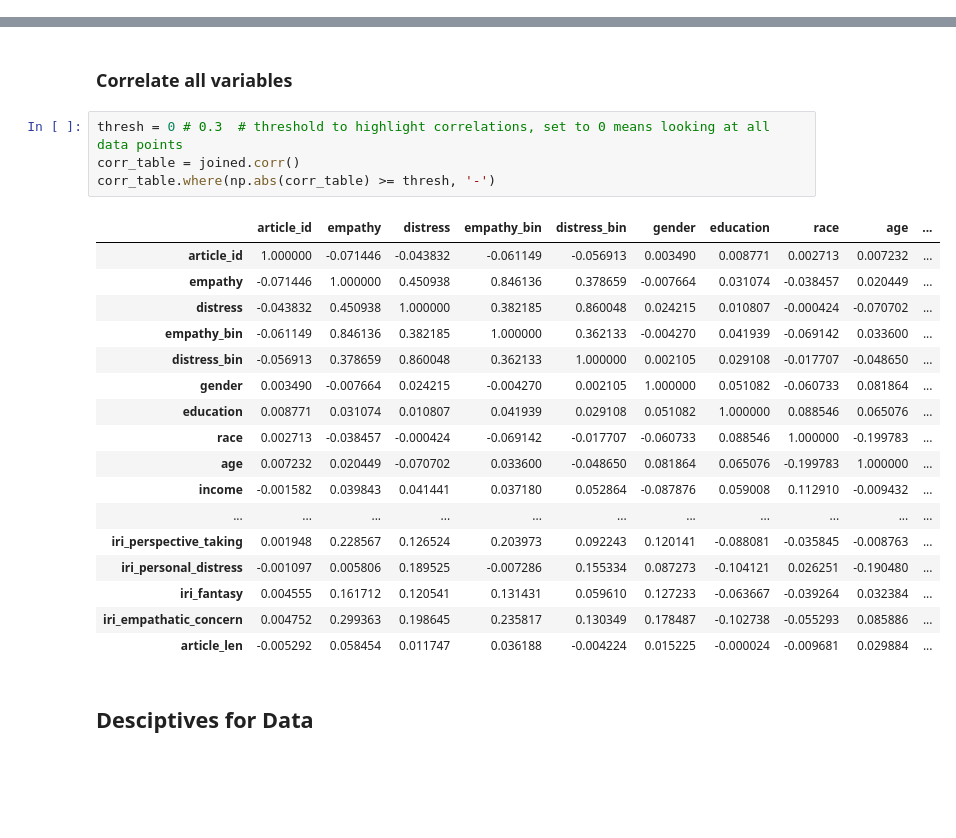
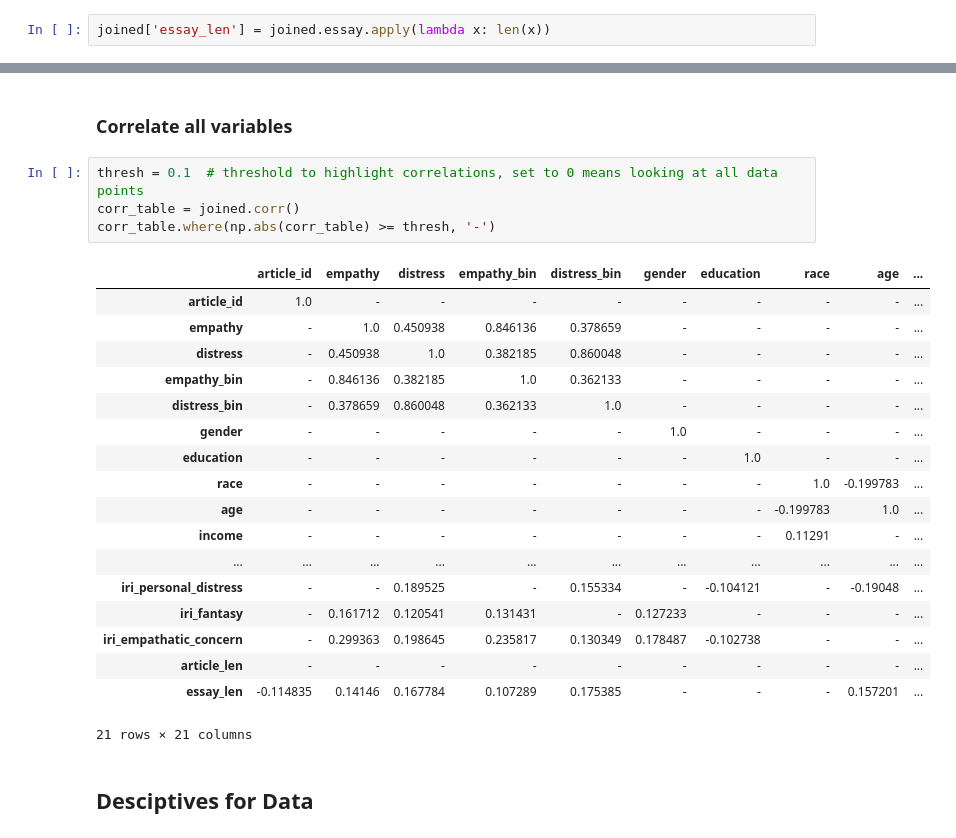
Before and after one commit to myrazma/2022_Masterthesis_Code, a Jupyter notebook: analysis/descriptive_analysis.ipynb, the cells around one changed output, grey strips where cells are left out. Saved outputs shown, nothing was run; the diff lists cells and outputs as text; blank space fills up the shorter version.

```diff
--- a/analysis/descriptive_analysis.ipynb
+++ b/analysis/descriptive_analysis.ipynb
@@ -68,0 +74,2 @@ print('\n article_len and distress_bin \n r: {:.4f} \n p: {:.4f}'.format(r, p))
+# %%
+joined['essay_len'] = joined.essay.apply(lambda x: len(x))
@@ -69,27 +116,28 @@ print('\n article_len and distress_bin \n r: {:.4f} \n p: {:.4f}'.format(r, p))
 # %% [markdown]
 ### Correlate all variables
 # %%
-thresh = 0 # 0.3  # threshold to highlight correlations, set to 0 means looking at all data points
+thresh = 0.1  # threshold to highlight correlations, set to 0 means looking at all data points
 corr_table = joined.corr()
 corr_table.where(np.abs(corr_table) >= thresh, '-')
 # %% [output]
 |  | article_id | empathy | distress | empathy_bin | distress_bin | gender | education | race | age | ... |
-| article_id | 1.000000 | -0.071446 | -0.043832 | -0.061149 | -0.056913 | 0.003490 | 0.008771 | 0.002713 | 0.007232 | ... |
-| empathy | -0.071446 | 1.000000 | 0.450938 | 0.846136 | 0.378659 | -0.007664 | 0.031074 | -0.038457 | 0.020449 | ... |
-| distress | -0.043832 | 0.450938 | 1.000000 | 0.382185 | 0.860048 | 0.024215 | 0.010807 | -0.000424 | -0.070702 | ... |
-| empathy_bin | -0.061149 | 0.846136 | 0.382185 | 1.000000 | 0.362133 | -0.004270 | 0.041939 | -0.069142 | 0.033600 | ... |
-| distress_bin | -0.056913 | 0.378659 | 0.860048 | 0.362133 | 1.000000 | 0.002105 | 0.029108 | -0.017707 | -0.048650 | ... |
-| gender | 0.003490 | -0.007664 | 0.024215 | -0.004270 | 0.002105 | 1.000000 | 0.051082 | -0.060733 | 0.081864 | ... |
-| education | 0.008771 | 0.031074 | 0.010807 | 0.041939 | 0.029108 | 0.051082 | 1.000000 | 0.088546 | 0.065076 | ... |
-| race | 0.002713 | -0.038457 | -0.000424 | -0.069142 | -0.017707 | -0.060733 | 0.088546 | 1.000000 | -0.199783 | ... |
-| age | 0.007232 | 0.020449 | -0.070702 | 0.033600 | -0.048650 | 0.081864 | 0.065076 | -0.199783 | 1.000000 | ... |
-| income | -0.001582 | 0.039843 | 0.041441 | 0.037180 | 0.052864 | -0.087876 | 0.059008 | 0.112910 | -0.009432 | ... |
+| article_id | 1.0 | - | - | - | - | - | - | - | - | ... |
+| empathy | - | 1.0 | 0.450938 | 0.846136 | 0.378659 | - | - | - | - | ... |
+| distress | - | 0.450938 | 1.0 | 0.382185 | 0.860048 | - | - | - | - | ... |
+| empathy_bin | - | 0.846136 | 0.382185 | 1.0 | 0.362133 | - | - | - | - | ... |
+| distress_bin | - | 0.378659 | 0.860048 | 0.362133 | 1.0 | - | - | - | - | ... |
+| gender | - | - | - | - | - | 1.0 | - | - | - | ... |
+| education | - | - | - | - | - | - | 1.0 | - | - | ... |
+| race | - | - | - | - | - | - | - | 1.0 | -0.199783 | ... |
+| age | - | - | - | - | - | - | - | -0.199783 | 1.0 | ... |
+| income | - | - | - | - | - | - | - | 0.11291 | - | ... |
 | ... | ... | ... | ... | ... | ... | ... | ... | ... | ... | ... |
-| iri_perspective_taking | 0.001948 | 0.228567 | 0.126524 | 0.203973 | 0.092243 | 0.120141 | -0.088081 | -0.035845 | -0.008763 | ... |
-| iri_personal_distress | -0.001097 | 0.005806 | 0.189525 | -0.007286 | 0.155334 | 0.087273 | -0.104121 | 0.026251 | -0.190480 | ... |
-| iri_fantasy | 0.004555 | 0.161712 | 0.120541 | 0.131431 | 0.059610 | 0.127233 | -0.063667 | -0.039264 | 0.032384 | ... |
-| iri_empathatic_concern | 0.004752 | 0.299363 | 0.198645 | 0.235817 | 0.130349 | 0.178487 | -0.102738 | -0.055293 | 0.085886 | ... |
-| article_len | -0.005292 | 0.058454 | 0.011747 | 0.036188 | -0.004224 | 0.015225 | -0.000024 | -0.009681 | 0.029884 | ... |
+| iri_personal_distress | - | - | 0.189525 | - | 0.155334 | - | -0.104121 | - | -0.19048 | ... |
+| iri_fantasy | - | 0.161712 | 0.120541 | 0.131431 | - | 0.127233 | - | - | - | ... |
+| iri_empathatic_concern | - | 0.299363 | 0.198645 | 0.235817 | 0.130349 | 0.178487 | -0.102738 | - | - | ... |
+| article_len | - | - | - | - | - | - | - | - | - | ... |
+| essay_len | -0.114835 | 0.14146 | 0.167784 | 0.107289 | 0.175385 | - | - | - | 0.157201 | ... |
+21 rows × 21 columns
 # %% [markdown]
 ## Desciptives for Data
 # %%
```
Also changed, not shown: parts of 9 cells of this notebook, 2 other files.
